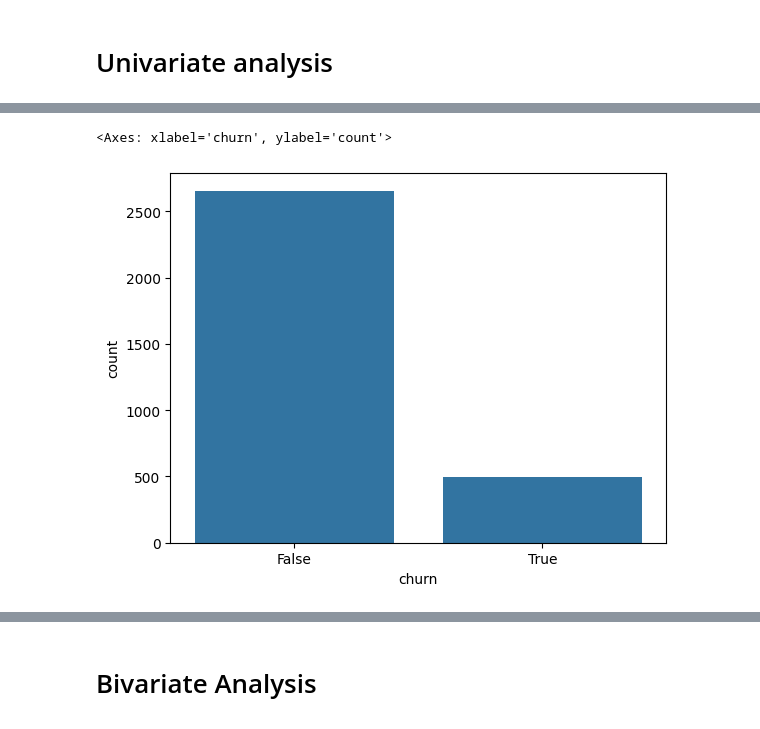
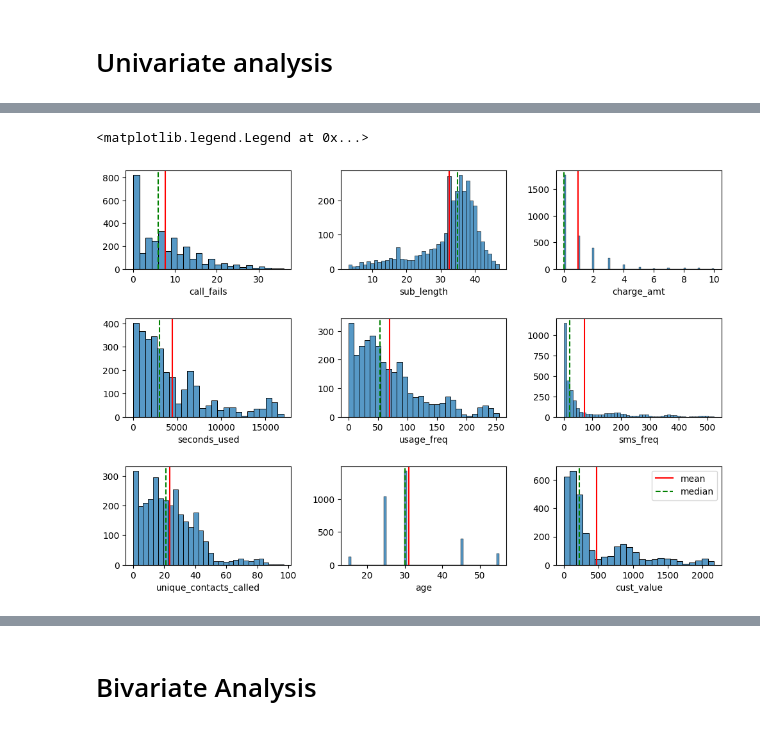
Before and after one commit to mlcuadra1/Churn-Risk-EDA, a Jupyter notebook: notebooks/Script 2 - EDA.ipynb, the cells around one changed output, grey strips where cells are left out. Drawn from its saved outputs; the diff is of its cells as text; code cells hidden in the pictures.

Commit message:
Shorter univariate; plot labels

```diff
--- a/notebooks/Script 2 - EDA.ipynb
+++ b/notebooks/Script 2 - EDA.ipynb
@@ -85,16 +85,15 @@ figsize1_2 = (16, 5)
 # %% [markdown]
 # Univariate analysis
 # %%
-def draw_mean_median(dataframe):
+def draw_mean_median(dataframe, axes, i):
     """
     Function for drawing a mean and median line.
     Arg: df['column']
     """
-    plt.axvline(x=np.mean(dataframe),
+    axes[(i//3), (i%3)].axvline(x=np.mean(dataframe),
             color='red',
             label='mean')
-    plt.axvline(x=np.median(dataframe),
+    axes[(i//3), (i%3)].axvline(x=np.median(dataframe),
             color='green',
             ls='--',
             label='median')
-    plt.legend(loc='upper right')
@@ -180,5 +100,15 @@ draw_mean_median(df['cust_value'])
-# %%
-sns.countplot(x='churn', data=df)
-# %% [output]
-<Axes: xlabel='churn', ylabel='count'>
-[figure, removed]
+# %%
+num_list = list(['call_fails', 'sub_length', 'charge_amt', 'seconds_used', 'usage_freq', 'sms_freq', 'unique_contacts_called', 'age', 'cust_value'])
+
+fig1, axes = plt.subplots(3, 3, figsize=(12,8))
+
+for i, num_col in enumerate(num_list):
+    sns.histplot(x=df[num_col], ax=axes[(i//3), (i%3)])
+    draw_mean_median(df[num_col], axes, i)
+    axes[(i//3), (i%3)].set_ylabel('')
+
+fig1.subplots_adjust(wspace=0.3, hspace=0.5)
+plt.legend(loc='upper right')
+# %% [output]
+<matplotlib.legend.Legend at 0x...>
+[figure, added]
```
Also changed, not shown: parts of 14 cells of this notebook.
